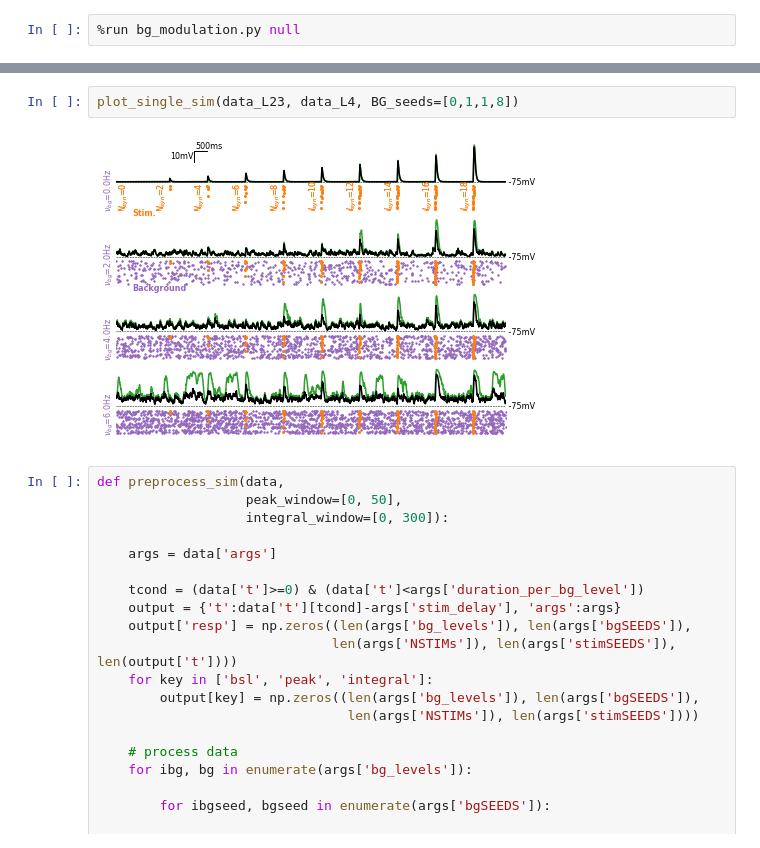
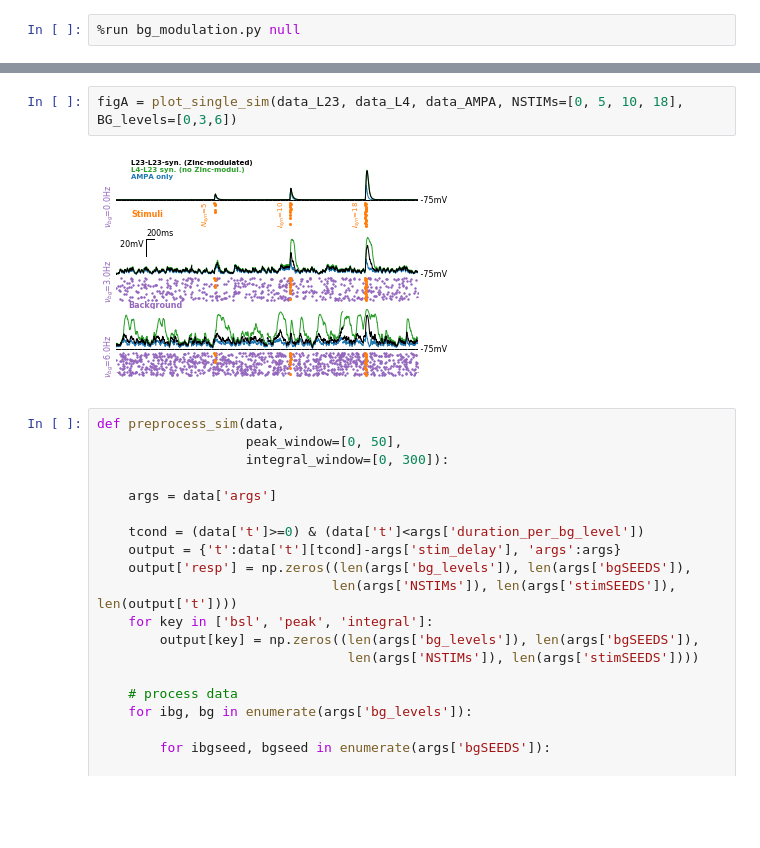
Before and after one commit to yzerlaut/zinc-NMDA-modulation, a Jupyter notebook: Sensitivity_to_Background_Modulation.ipynb, the cells around one changed output, grey strips where cells are left out. Saved outputs shown, nothing was run; the diff lists cells and outputs as text; blank space fills up the shorter version.

```diff
--- a/Sensitivity_to_Background_Modulation.ipynb
+++ b/Sensitivity_to_Background_Modulation.ipynb
@@ -86,7 +110,7 @@ def plot_single_sim(data_L23, data_L4,
-# %%
-plot_single_sim(data_L23, data_L4, BG_seeds=[0,1,1,8])
-# %% [output]
-[figure, removed]
+# %%
+figA = plot_single_sim(data_L23, data_L4, data_AMPA, NSTIMs=[0, 5, 10, 18], BG_levels=[0,3,6])
+# %% [output]
+[figure, added]
 # %%
 def preprocess_sim(data,
                    peak_window=[0, 50],
```
Also changed, not shown: parts of 6 cells of this notebook, 2 other files.
